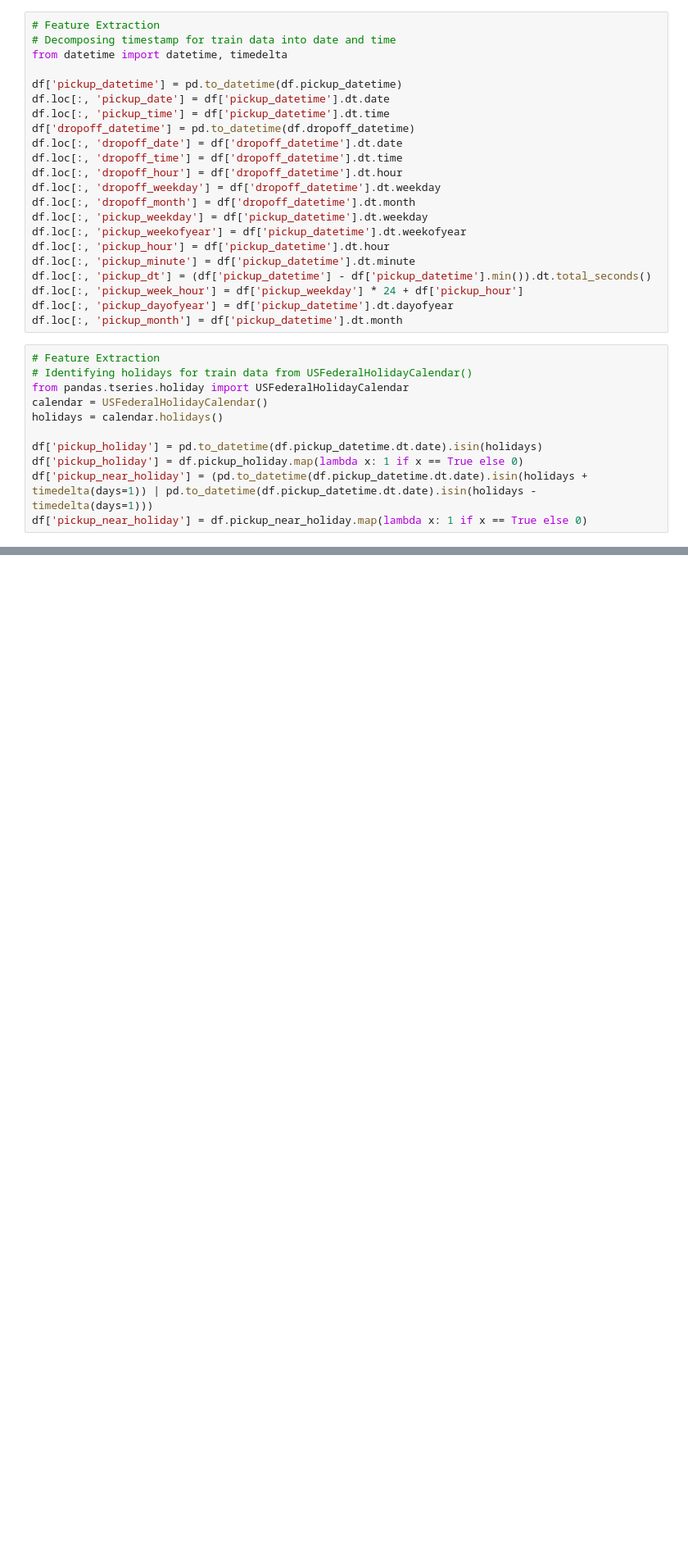
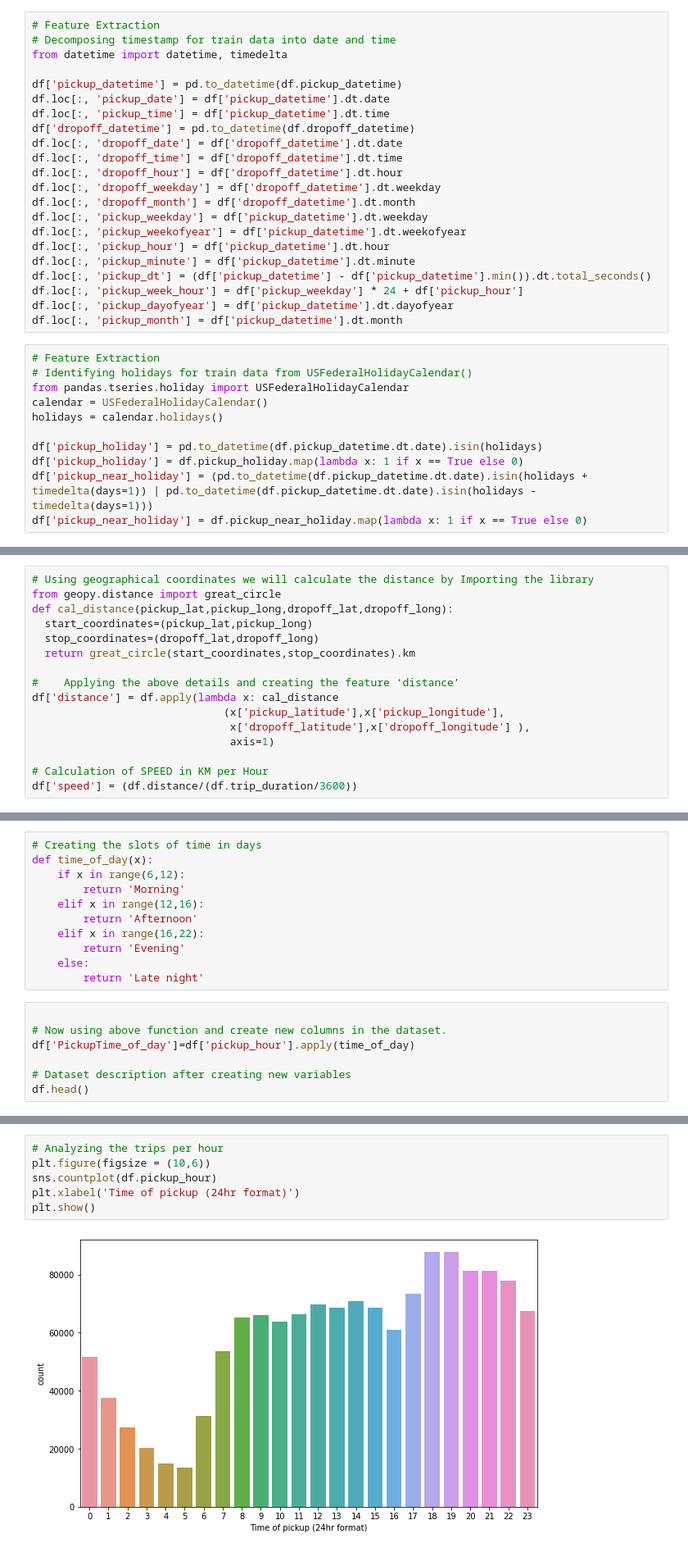
Before and after one commit to Prince11jain/NYC-Taxi-Trip-Time-Prediction, a Jupyter notebook: Copy_of_Copy_of_NYC_Taxi_Trip_Time_Prediction_Capstone_Project.ipynb, the cells around one changed output, grey strips where cells are left out. Shown at 82% size. Cells and saved outputs as stored; diff of their text form; blank space fills up the shorter version.

```diff
--- a/Copy_of_Copy_of_NYC_Taxi_Trip_Time_Prediction_Capstone_Project.ipynb
+++ b/Copy_of_Copy_of_NYC_Taxi_Trip_Time_Prediction_Capstone_Project.ipynb
@@ -591,0 +609,16 @@ df.head()
+# %%
+# Using geographical coordinates we will calculate the distance by Importing the library
+from geopy.distance import great_circle
+def cal_distance(pickup_lat,pickup_long,dropoff_lat,dropoff_long):
+  start_coordinates=(pickup_lat,pickup_long)
+  stop_coordinates=(dropoff_lat,dropoff_long)
+  return great_circle(start_coordinates,stop_coordinates).km
+
+#    Applying the above details and creating the feature ‘distance’
+df['distance'] = df.apply(lambda x: cal_distance
+                              (x['pickup_latitude'],x['pickup_longitude'],
+                               x['dropoff_latitude'],x['dropoff_longitude'] ),
+                               axis=1)
+
+# Calculation of SPEED in KM per Hour
+df['speed'] = (df.distance/(df.trip_duration/3600))
@@ -591,0 +652,18 @@ df.head()
+# %%
+# Creating the slots of time in days
+def time_of_day(x):
+    if x in range(6,12):
+        return 'Morning'
+    elif x in range(12,16):
+        return 'Afternoon'
+    elif x in range(16,22):
+        return 'Evening'
+    else:
+        return 'Late night'
+# %%
+
+# Now using above function and create new columns in the dataset.
+df['PickupTime_of_day']=df['pickup_hour'].apply(time_of_day)
+
+# Dataset description after creating new variables
+df.head()
@@ -591,0 +678,8 @@ df.head()
+# %%
+# Analyzing the trips per hour
+plt.figure(figsize = (10,6))
+sns.countplot(df.pickup_hour)
+plt.xlabel('Time of pickup (24hr format)')
+plt.show()
+# %% [output]
+[figure, added]
```
Also changed, not shown: parts of 39 cells of this notebook.
